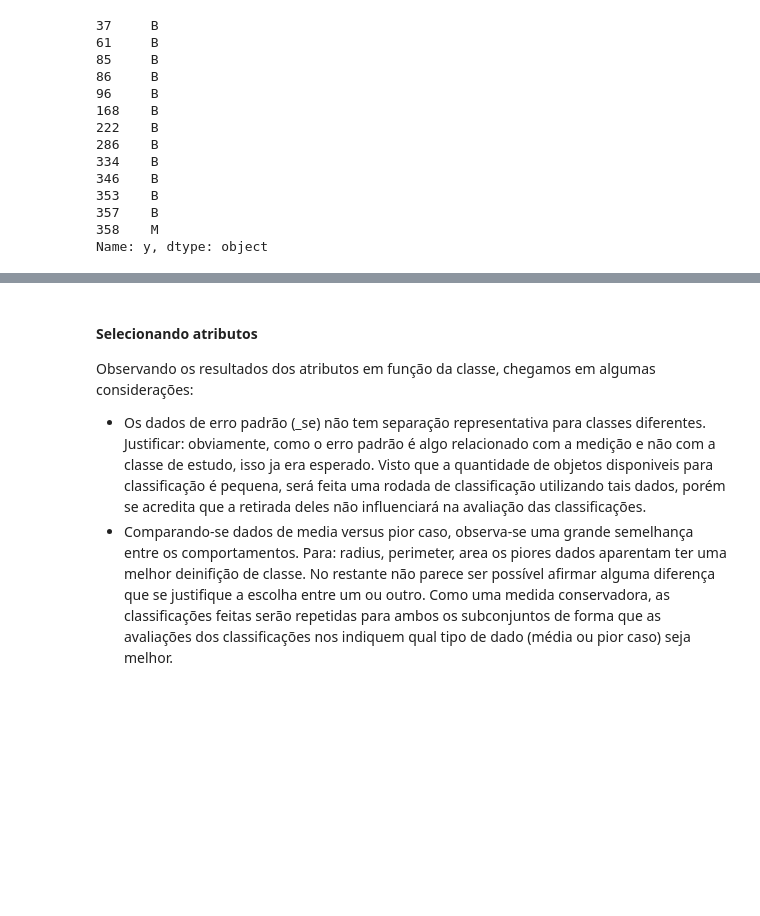
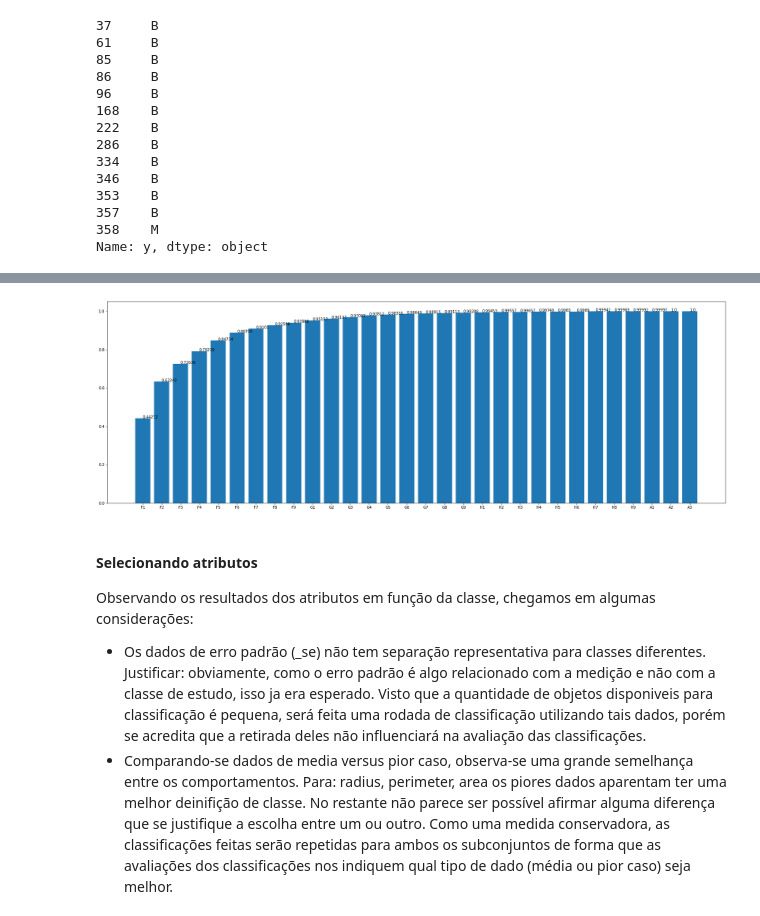
Before and after one commit to carlospcneto/AM-2023-1, a Jupyter notebook: Trabalho1.ipynb, the cells around one changed output, grey strips where cells are left out. Drawn from its saved outputs; the diff is of its cells as text; code cells hidden in the pictures; blank space fills up the shorter version.

```diff
--- a/Trabalho1.ipynb
+++ b/Trabalho1.ipynb
@@ -322,0 +356,13 @@ df_normalize[colunas].corr()
+# %%
+minmax = StandardScaler()
+X = minmax.fit_transform(X)
+pca = PCA()
+pca.fit(X)
+autovalores = pca.explained_variance_
+autovetores = pca.components_
+variancia_explicada = pca.explained_variance_ratio_
+i=0
+qtd = len([x for x in autovalores if x > 1])
+print(qtd)
+print(autovalores)
+print(variancia_explicada)
@@ -323,3 +387,18 @@ df_normalize[colunas].corr()
+# %%
+import numpy as np
+fatores_x = ['F1','F2','F3', 'F4','F5','F6', 'F7','F8','F9',
+             'G1','G2','G3', 'G4','G5','G6', 'G7','G8','G9',
+             'H1','H2','H3', 'H4','H5','H6', 'H7','H8','H9',
+             'A1','A2','A3']
+fig, ax = plt.subplots()
+fig.set_figheight(10)
+fig.set_figwidth(30)
+ax.bar(x=fatores_x, height= np.cumsum(variancia_explicada))
+for x,data in enumerate(np.cumsum(variancia_explicada)):
+    plt.text(x = fatores_x[x],  y = data , s = f'{round(data,5)}')
+plt.show()
+# %% [output]
+[figure, added]
 # %% [markdown]
 #### Selecionando atributos ####
 
```
Also changed, not shown: parts of 7 cells of this notebook.
